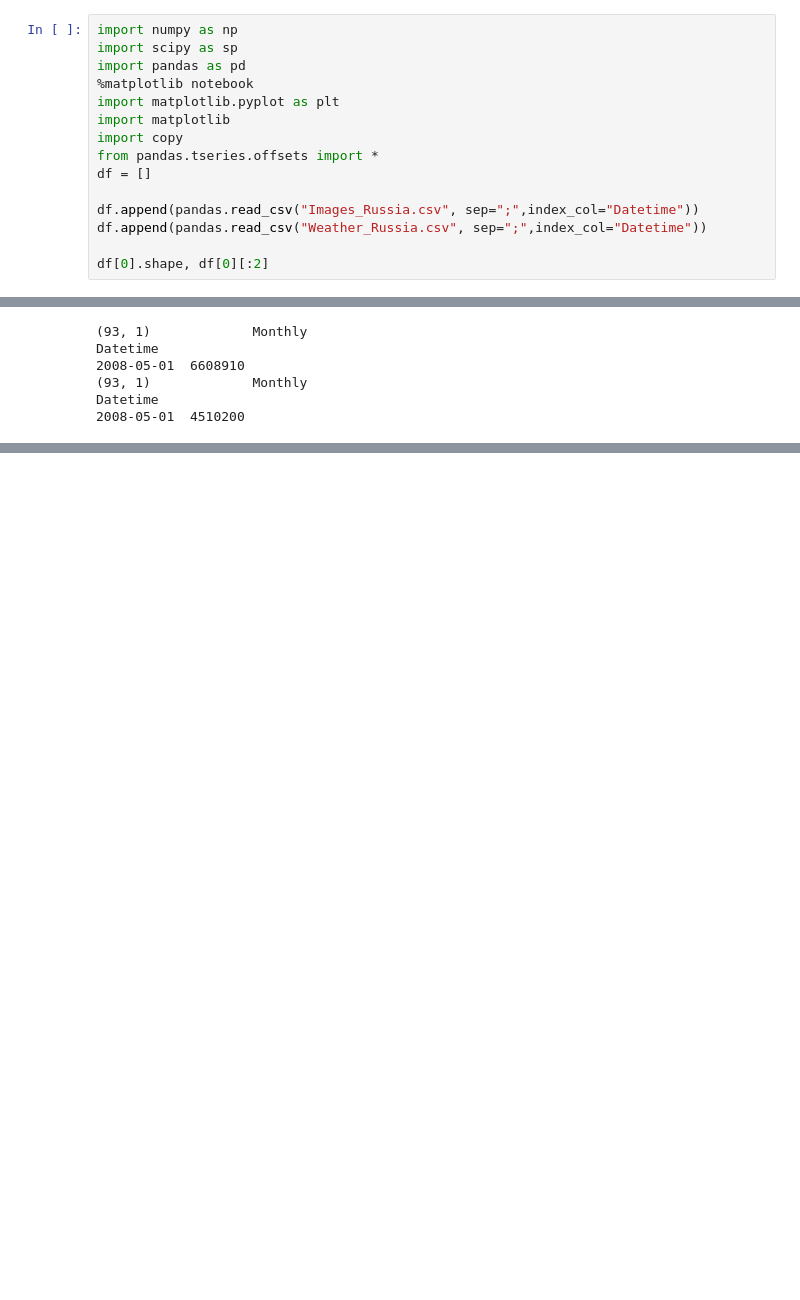
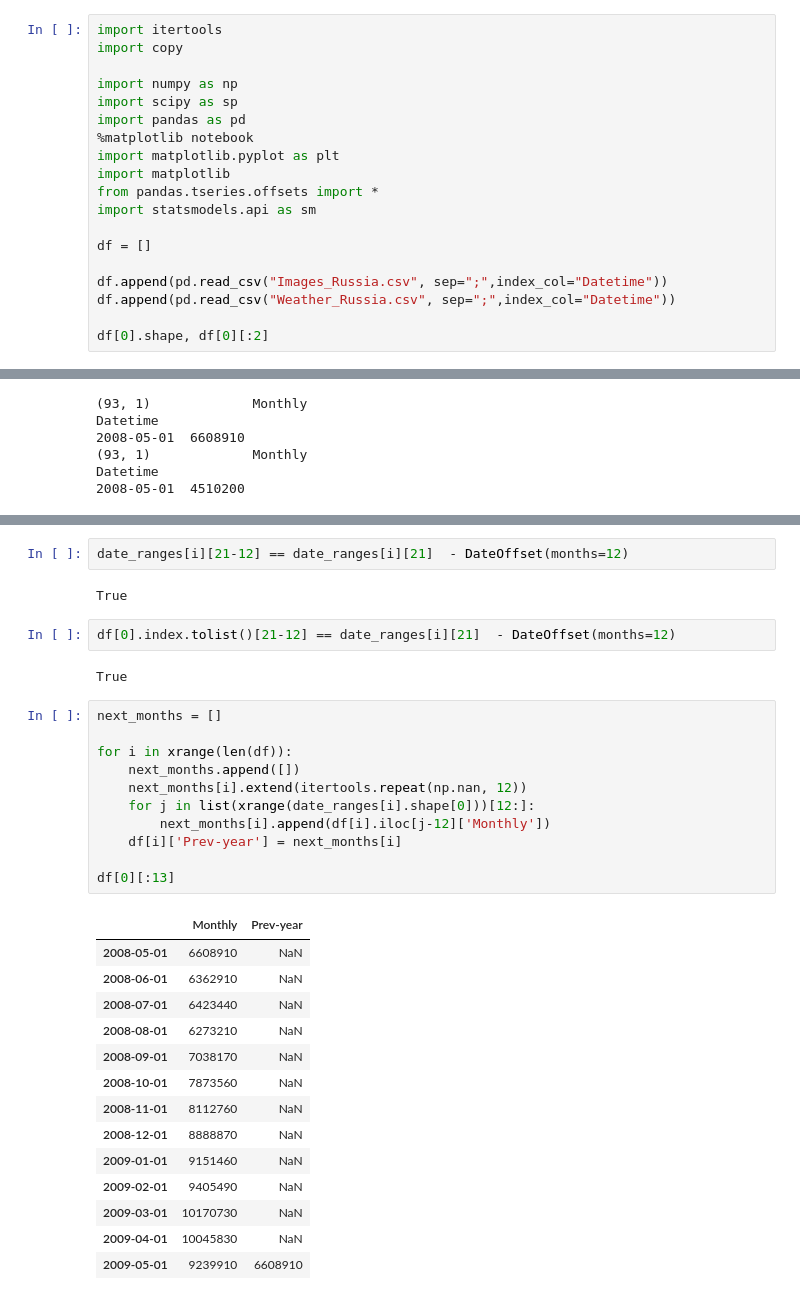
Before and after one commit to Zolberg101/yandex_interview_tasks, a Jupyter notebook: 3/Yandex - metrics analyzer - pre audition task 4.ipynb, the cells around one changed output, grey strips where cells are left out. Drawn from its saved outputs; the diff is of its cells as text; blank space fills up the shorter version.

```diff
--- a/3/Yandex - metrics analyzer - pre audition task 4.ipynb
+++ b/3/Yandex - metrics analyzer - pre audition task 4.ipynb
@@ -1,16 +1,20 @@
 # %%
+import itertools
+import copy
+
 import numpy as np
 import scipy as sp
 import pandas as pd
 %matplotlib notebook
 import matplotlib.pyplot as plt
 import matplotlib
-import copy
 from pandas.tseries.offsets import *
+import statsmodels.api as sm
+
 df = []
 
-df.append(pandas.read_csv("Images_Russia.csv", sep=";",index_col="Datetime"))
-df.append(pandas.read_csv("Weather_Russia.csv", sep=";",index_col="Datetime"))
+df.append(pd.read_csv("Images_Russia.csv", sep=";",index_col="Datetime"))
+df.append(pd.read_csv("Weather_Russia.csv", sep=";",index_col="Datetime"))
 
 df[0].shape, df[0][:2]
 # %% [output]
@@ -54 +57,35 @@ plt.plot(df[1])
+# %%
+date_ranges[i][21-12] == date_ranges[i][21]  - DateOffset(months=12)
+# %% [output]
+True
+# %%
+df[0].index.tolist()[21-12] == date_ranges[i][21]  - DateOffset(months=12)
+# %% [output]
+True
+# %%
+next_months = []
+
+for i in xrange(len(df)):
+    next_months.append([])
+    next_months[i].extend(itertools.repeat(np.nan, 12))
+    for j in list(xrange(date_ranges[i].shape[0]))[12:]:
+        next_months[i].append(df[i].iloc[j-12]['Monthly'])
+    df[i]['Prev-year'] = next_months[i]
+
+df[0][:13]
+# %% [output]
+|  | Monthly | Prev-year |
+| 2008-05-01 | 6608910 | NaN |
+| 2008-06-01 | 6362910 | NaN |
+| 2008-07-01 | 6423440 | NaN |
+| 2008-08-01 | 6273210 | NaN |
+| 2008-09-01 | 7038170 | NaN |
+| 2008-10-01 | 7873560 | NaN |
+| 2008-11-01 | 8112760 | NaN |
+| 2008-12-01 | 8888870 | NaN |
+| 2009-01-01 | 9151460 | NaN |
+| 2009-02-01 | 9405490 | NaN |
+| 2009-03-01 | 10170730 | NaN |
+| 2009-04-01 | 10045830 | NaN |
+| 2009-05-01 | 9239910 | 6608910 |
 # %%
```
Also changed, not shown: parts of 11 cells of this notebook.
